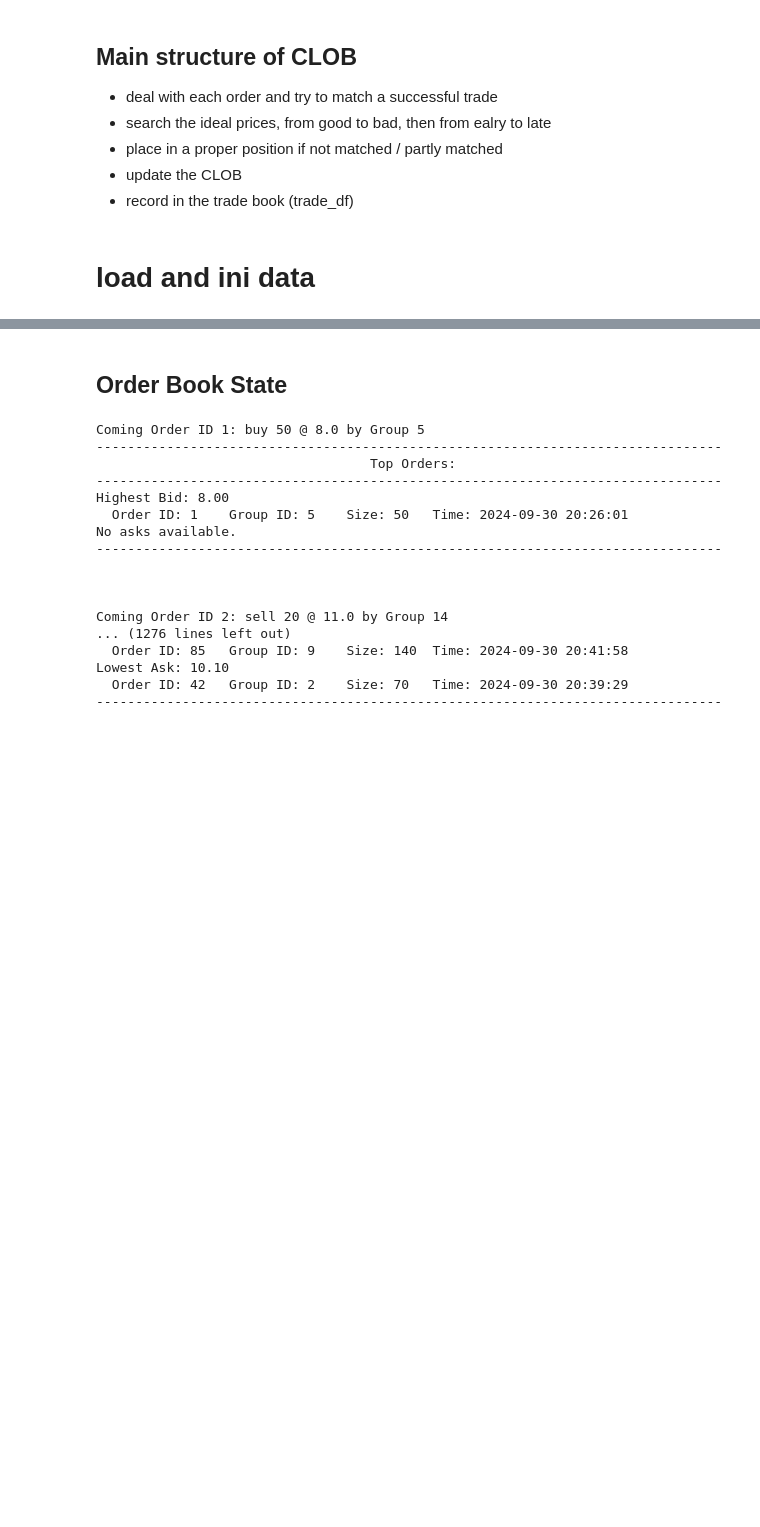
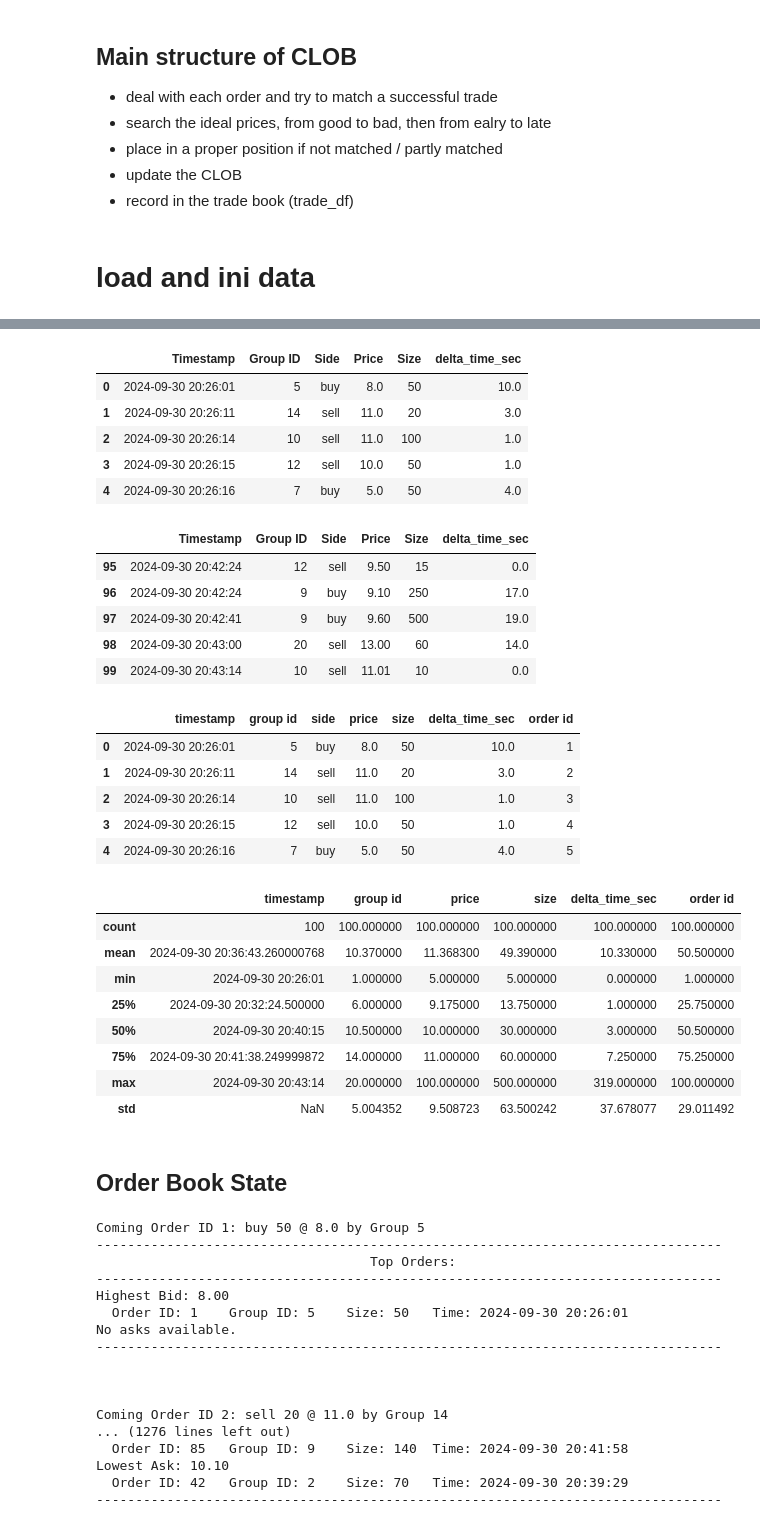
Before and after one commit to Quentin2050267/Assignment_3_Group_3, a Jupyter notebook: code.ipynb, the cells around one changed output, grey strips where cells are left out. Cells and saved outputs as stored; diff of their text form; code cells hidden in the pictures; blank space fills up the shorter version.

```diff
--- a/code.ipynb
+++ b/code.ipynb
@@ -386,8 +386,8 @@ orders["Timestamp"] = pd.to_datetime(orders["Timestamp"])
 
 orders["delta_time_sec"] = (orders["Timestamp"].shift(-1) - orders["Timestamp"]).dt.total_seconds().fillna(0)
 
-print(orders.head())
-print(orders.tail())
+display(orders.head())
+display(orders.tail())
 
 orders.columns = ['timestamp', 'group id', 'side', 'price', 'size','delta_time_sec']
 
@@ -396,8 +396,8 @@ orders["price"] = orders["price"].astype('float')
 orders["size"] = orders["size"].astype('int')
 
 orders["order id"] = orders.index + 1
-print(orders.head())
-print(orders.describe())
+display(orders.head())
+display(orders.describe())
 
 clob = CLOB(orders)
 # %% [output]
@@ -421,3 +404,30 @@ max     20.000000  100.000000  500.000000      319.000000  100.000000
+|  | Timestamp | Group ID | Side | Price | Size | delta_time_sec |
+| 0 | 2024-09-30 20:26:01 | 5 | buy | 8.0 | 50 | 10.0 |
+| 1 | 2024-09-30 20:26:11 | 14 | sell | 11.0 | 20 | 3.0 |
+| 2 | 2024-09-30 20:26:14 | 10 | sell | 11.0 | 100 | 1.0 |
+| 3 | 2024-09-30 20:26:15 | 12 | sell | 10.0 | 50 | 1.0 |
+| 4 | 2024-09-30 20:26:16 | 7 | buy | 5.0 | 50 | 4.0 |
+|  | Timestamp | Group ID | Side | Price | Size | delta_time_sec |
+| 95 | 2024-09-30 20:42:24 | 12 | sell | 9.50 | 15 | 0.0 |
+| 96 | 2024-09-30 20:42:24 | 9 | buy | 9.10 | 250 | 17.0 |
+| 97 | 2024-09-30 20:42:41 | 9 | buy | 9.60 | 500 | 19.0 |
+| 98 | 2024-09-30 20:43:00 | 20 | sell | 13.00 | 60 | 14.0 |
+| 99 | 2024-09-30 20:43:14 | 10 | sell | 11.01 | 10 | 0.0 |
+|  | timestamp | group id | side | price | size | delta_time_sec | order id |
+| 0 | 2024-09-30 20:26:01 | 5 | buy | 8.0 | 50 | 10.0 | 1 |
+| 1 | 2024-09-30 20:26:11 | 14 | sell | 11.0 | 20 | 3.0 | 2 |
+| 2 | 2024-09-30 20:26:14 | 10 | sell | 11.0 | 100 | 1.0 | 3 |
+| 3 | 2024-09-30 20:26:15 | 12 | sell | 10.0 | 50 | 1.0 | 4 |
+| 4 | 2024-09-30 20:26:16 | 7 | buy | 5.0 | 50 | 4.0 | 5 |
+|  | timestamp | group id | price | size | delta_time_sec | order id |
+| count | 100 | 100.000000 | 100.000000 | 100.000000 | 100.000000 | 100.000000 |
+| mean | 2024-09-30 20:36:43.260000768 | 10.370000 | 11.368300 | 49.390000 | 10.330000 | 50.500000 |
+| min | 2024-09-30 20:26:01 | 1.000000 | 5.000000 | 5.000000 | 0.000000 | 1.000000 |
+| 25% | 2024-09-30 20:32:24.500000 | 6.000000 | 9.175000 | 13.750000 | 1.000000 | 25.750000 |
+| 50% | 2024-09-30 20:40:15 | 10.500000 | 10.000000 | 30.000000 | 3.000000 | 50.500000 |
+| 75% | 2024-09-30 20:41:38.249999872 | 14.000000 | 11.000000 | 60.000000 | 7.250000 | 75.250000 |
+| max | 2024-09-30 20:43:14 | 20.000000 | 100.000000 | 500.000000 | 319.000000 | 100.000000 |
+| std | NaN | 5.004352 | 9.508723 | 63.500242 | 37.678077 | 29.011492 |
 # %% [markdown]
 ## Order Book State
 # %%
```
Also changed, not shown: parts of 1 cell of this notebook, 2 other files.
